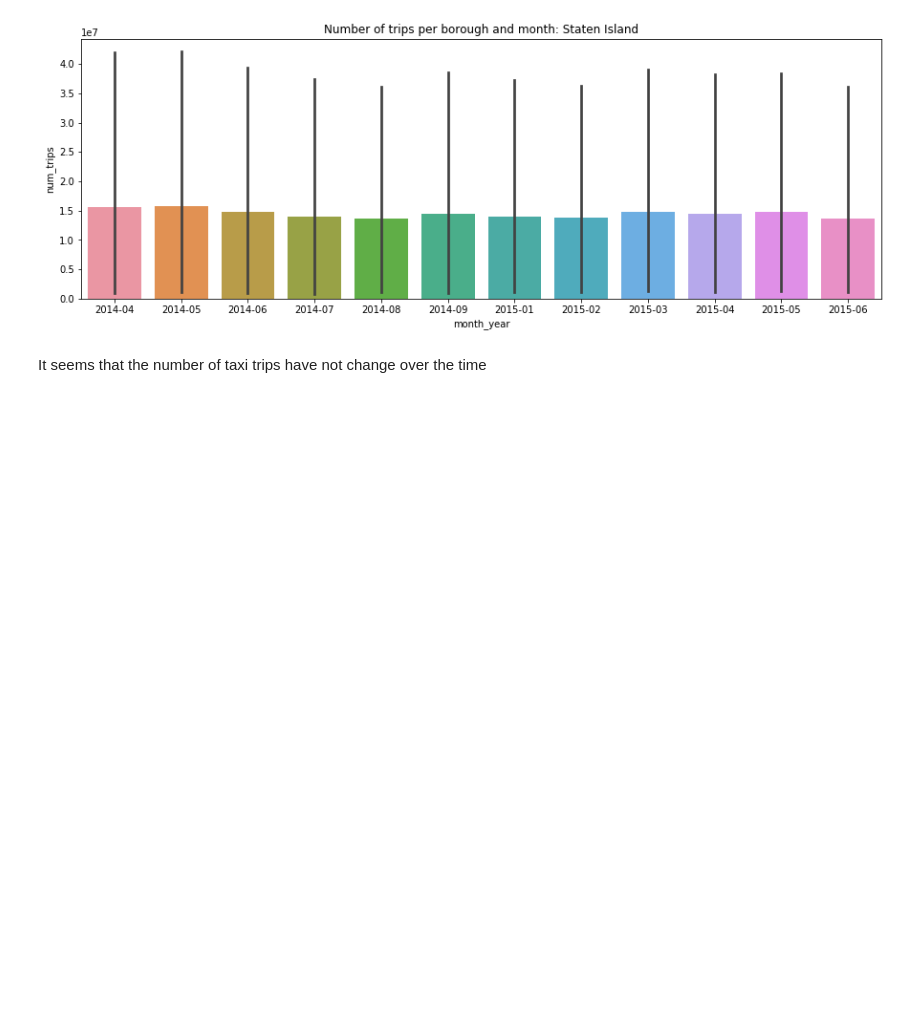
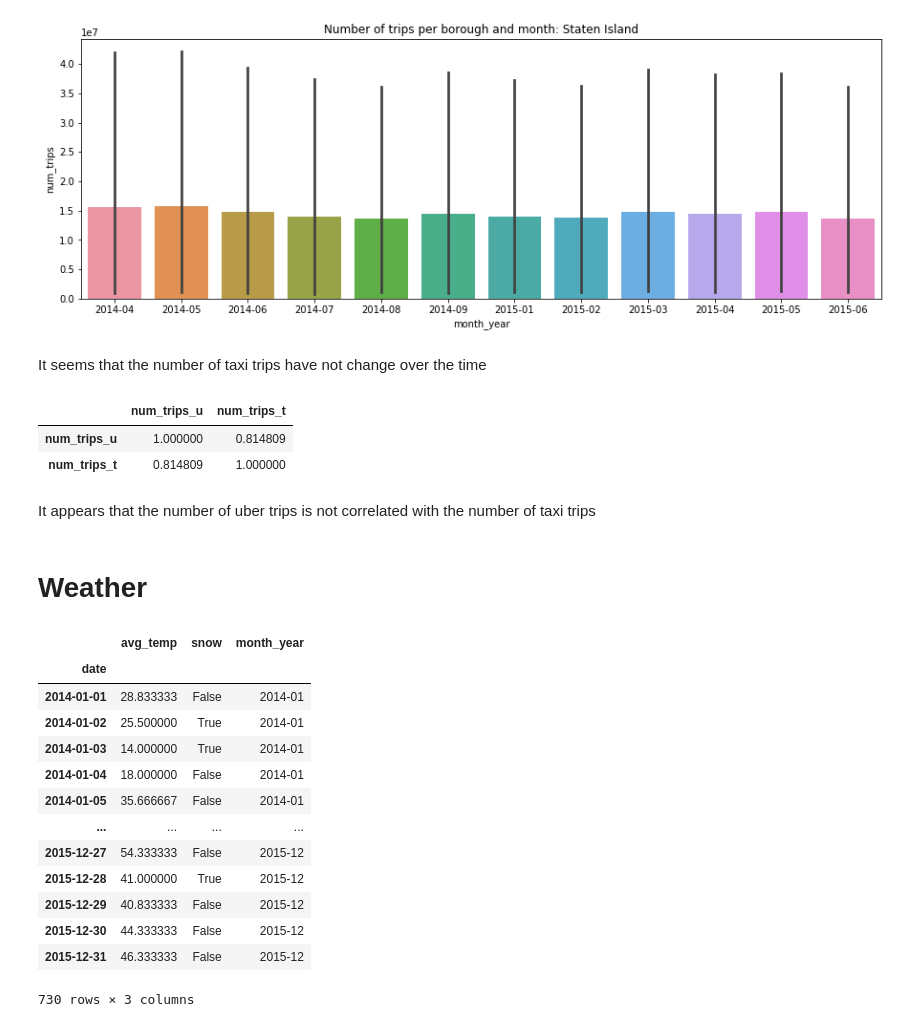
Before and after one commit to hec10r/DS4A_datathon, a Jupyter notebook: Notebooks/final.ipynb, the cells around one changed output. Saved outputs shown, nothing was run; the diff lists cells and outputs as text; code cells hidden in the pictures; blank space fills up the shorter version.

```diff
--- a/Notebooks/final.ipynb
+++ b/Notebooks/final.ipynb
@@ -345,3 +345,39 @@ plt.show()
 [figure]
 # %% [markdown]
 It seems that the number of taxi trips have not change over the time
+# %%
+new_df = pd.merge(uber_bor_m, taxi_final, how='inner',
+                  left_on=['borough', 'month_year'],
+                  right_on=['borough', 'month_year'],
+                  suffixes=('_u', '_t'))
+new_df[['num_trips_u', 'num_trips_t']].corr()
+# %% [output]
+|  | num_trips_u | num_trips_t |
+| num_trips_u | 1.000000 | 0.814809 |
+| num_trips_t | 0.814809 | 1.000000 |
+# %% [markdown]
+It appears that the number of uber trips is not correlated with the number of taxi trips
+# %% [markdown]
+# Weather
+# %%
+weather = pd.read_sql('select * from weather',
+                           engine.connect())
+weather['date'] = pd.to_datetime(weather['date'])
+weather['month_year'] = pd.to_datetime(weather['date']).dt.to_period('M')
+weather.set_index('date', inplace=True)
+weather
+# %% [output]
+|  | avg_temp | snow | month_year |
+| date |  |  |  |
+| 2014-01-01 | 28.833333 | False | 2014-01 |
+| 2014-01-02 | 25.500000 | True | 2014-01 |
+| 2014-01-03 | 14.000000 | True | 2014-01 |
+| 2014-01-04 | 18.000000 | False | 2014-01 |
+| 2014-01-05 | 35.666667 | False | 2014-01 |
+| ... | ... | ... | ... |
+| 2015-12-27 | 54.333333 | False | 2015-12 |
+| 2015-12-28 | 41.000000 | True | 2015-12 |
+| 2015-12-29 | 40.833333 | False | 2015-12 |
+| 2015-12-30 | 44.333333 | False | 2015-12 |
+| 2015-12-31 | 46.333333 | False | 2015-12 |
+730 rows × 3 columns
```
Also changed, not shown: parts of 2 cells of this notebook.
